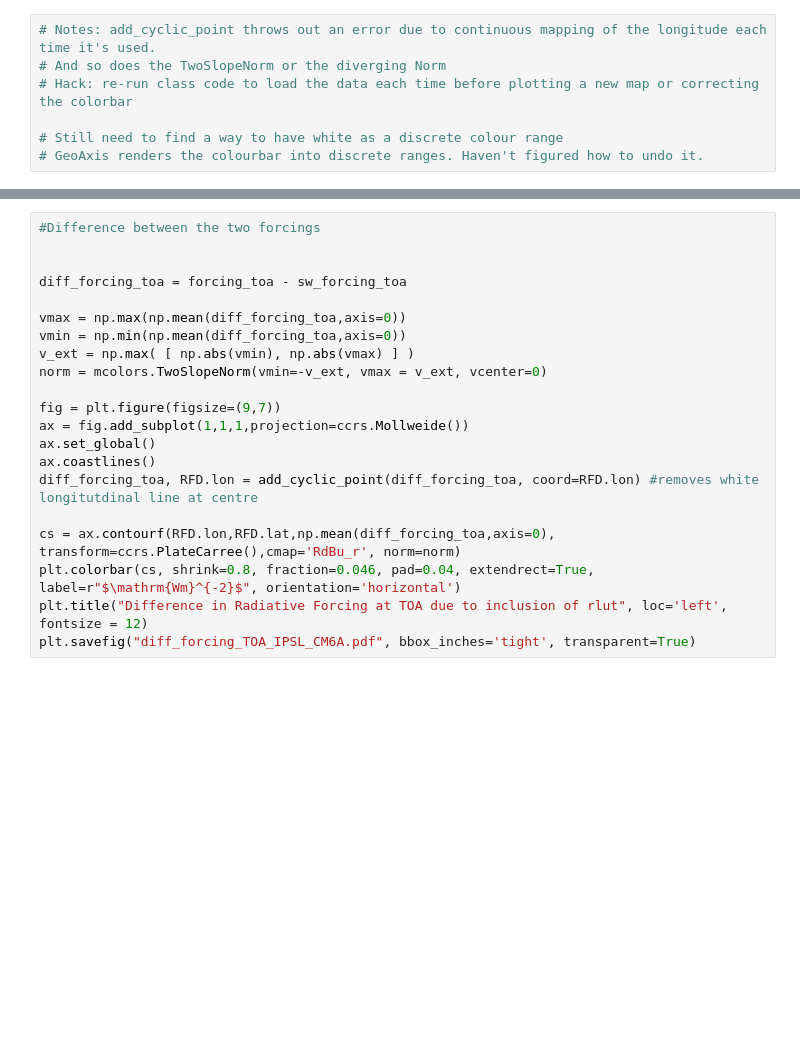
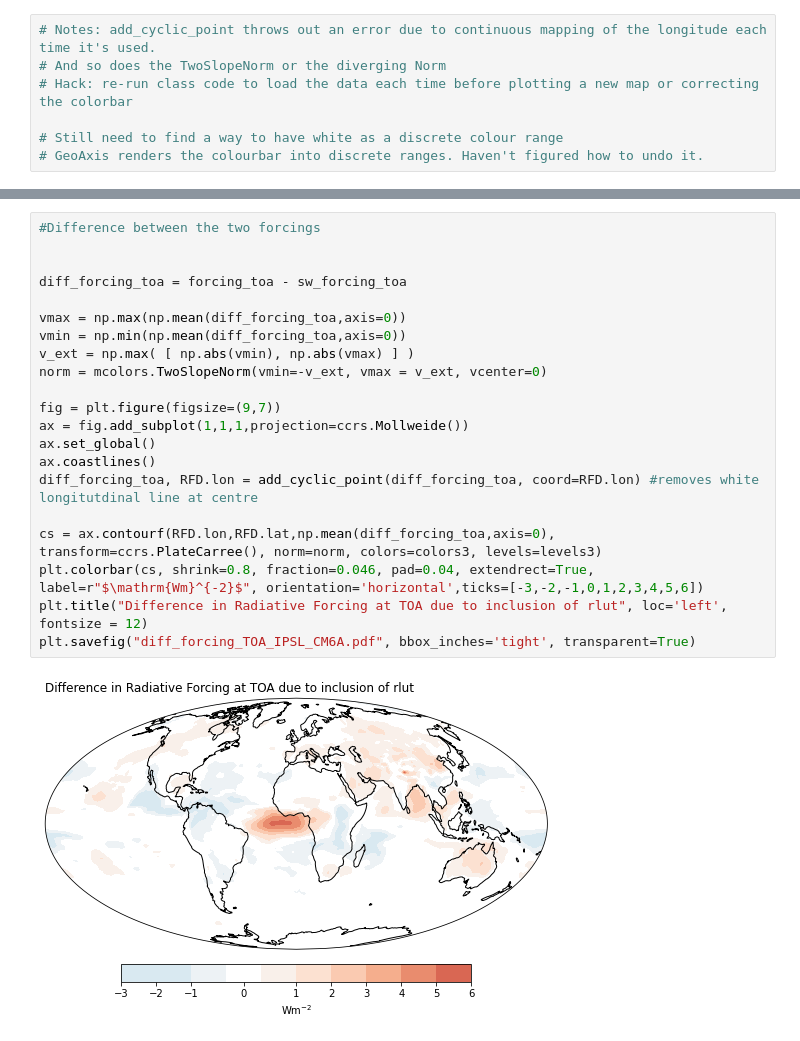
Before and after one commit to rovinapinto/radiative_forcing, a Jupyter notebook: notebooks/radiative_forcing_IPSL-CM6A.ipynb, the cells around one changed output, grey strips where cells are left out. Cells and saved outputs as stored; diff of their text form; blank space fills up the shorter version.

```diff
--- a/notebooks/radiative_forcing_IPSL-CM6A.ipynb
+++ b/notebooks/radiative_forcing_IPSL-CM6A.ipynb
@@ -115,21 +155,23 @@ plt.savefig("sw_forcing_TOA_IPSL_CM6A.pdf", bbox_inches='tight', transparent=Tru
 # %%
 #Difference between the two forcings
 
 
 diff_forcing_toa = forcing_toa - sw_forcing_toa
 
 vmax = np.max(np.mean(diff_forcing_toa,axis=0))
 vmin = np.min(np.mean(diff_forcing_toa,axis=0))
 v_ext = np.max( [ np.abs(vmin), np.abs(vmax) ] )
 norm = mcolors.TwoSlopeNorm(vmin=-v_ext, vmax = v_ext, vcenter=0)
 
 fig = plt.figure(figsize=(9,7))
 ax = fig.add_subplot(1,1,1,projection=ccrs.Mollweide())
 ax.set_global()
 ax.coastlines()
 diff_forcing_toa, RFD.lon = add_cyclic_point(diff_forcing_toa, coord=RFD.lon) #removes white longitutdinal line at centre
 
-cs = ax.contourf(RFD.lon,RFD.lat,np.mean(diff_forcing_toa,axis=0), transform=ccrs.PlateCarree(),cmap='RdBu_r', norm=norm)
-plt.colorbar(cs, shrink=0.8, fraction=0.046, pad=0.04, extendrect=True, label=r"$\mathrm{Wm}^{-2}$", orientation='horizontal')
+cs = ax.contourf(RFD.lon,RFD.lat,np.mean(diff_forcing_toa,axis=0), transform=ccrs.PlateCarree(), norm=norm, colors=colors3, levels=levels3)
+plt.colorbar(cs, shrink=0.8, fraction=0.046, pad=0.04, extendrect=True, label=r"$\mathrm{Wm}^{-2}$", orientation='horizontal',ticks=[-3,-2,-1,0,1,2,3,4,5,6])
 plt.title("Difference in Radiative Forcing at TOA due to inclusion of rlut", loc='left', fontsize = 12)
 plt.savefig("diff_forcing_TOA_IPSL_CM6A.pdf", bbox_inches='tight', transparent=True)
+# %% [output]
+[figure, added]
```
Also changed, not shown: parts of 6 cells of this notebook, 3 other files.
